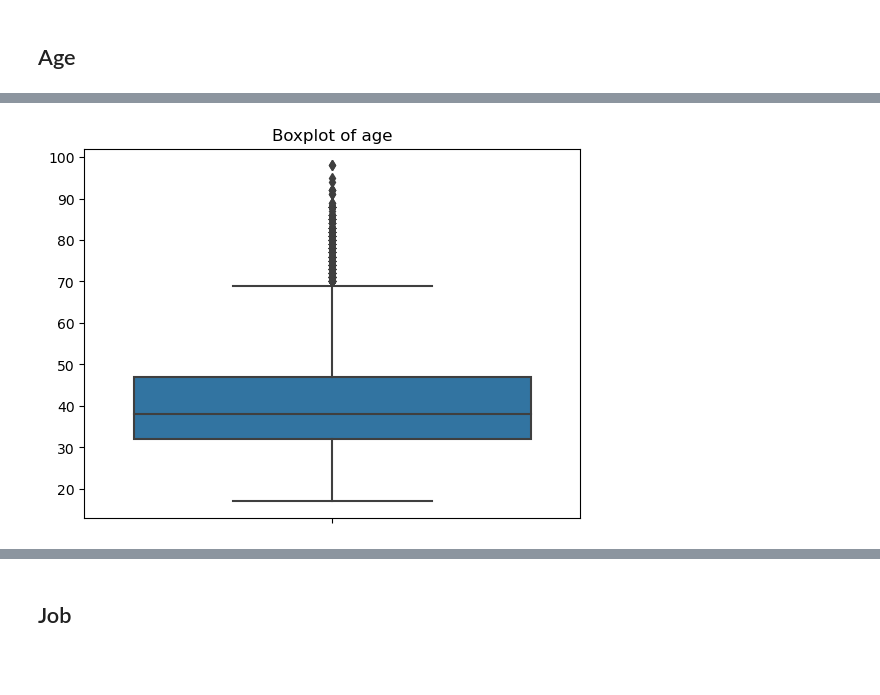
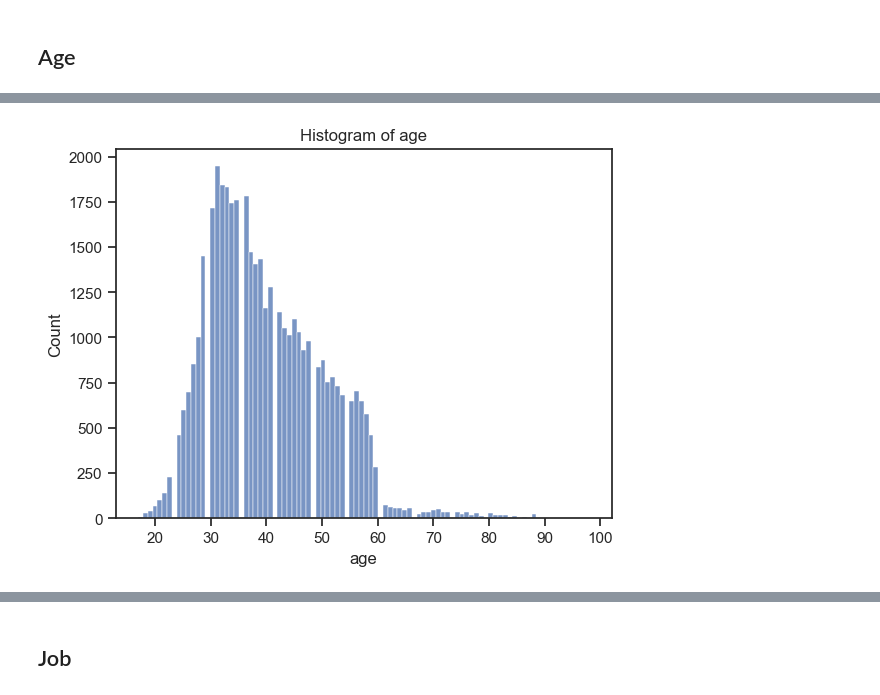
Before and after one commit to mikolajed/Data-Science-PW---Kaggle-Project, a Jupyter notebook: src/EDA.ipynb, the cells around one changed output, grey strips where cells are left out. Drawn from its saved outputs; the diff is of its cells as text; code cells hidden in the pictures; blank space fills up the shorter version.

```diff
--- a/src/EDA.ipynb
+++ b/src/EDA.ipynb
@@ -53,7 +168,6 @@ plt.show()
 # %%
-boxplot = sns.boxplot(df["age"])
-boxplot.set(xticklabels=[])
-boxplot.set(title="Boxplot of age")
+sns.histplot(data=df, x='age')
+plt.title("Histogram of age")
 plt.show()
 # %% [output]
-[figure, old version]
+[figure, new version]
```
Also changed, not shown: parts of 45 cells of this notebook.
